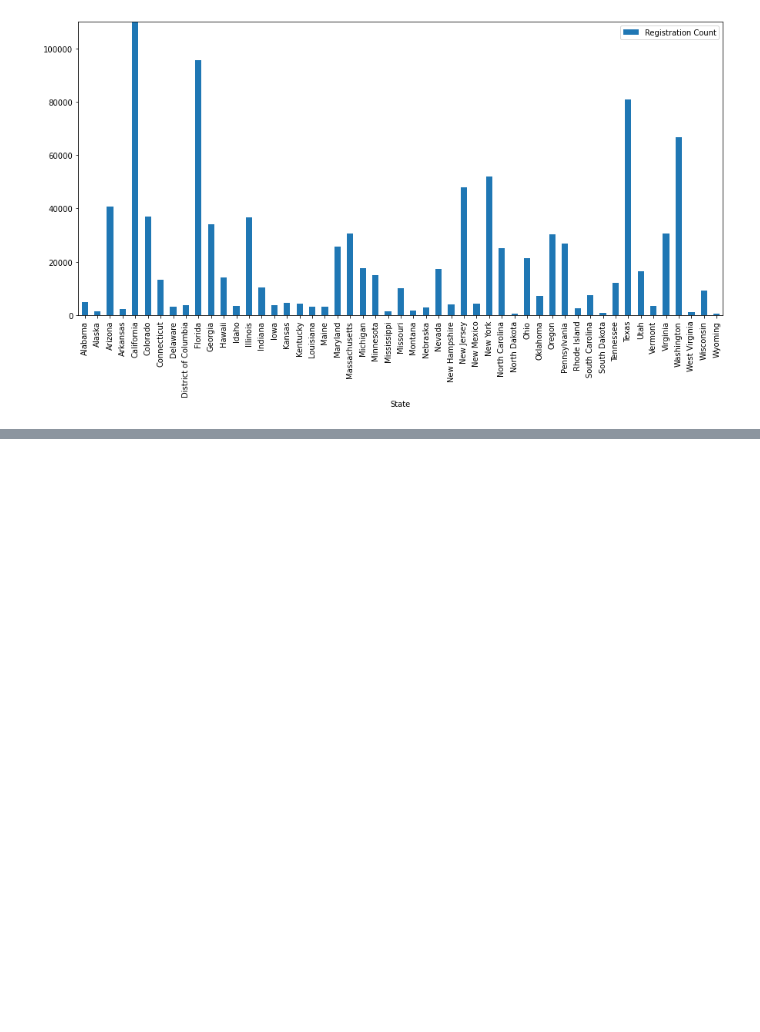
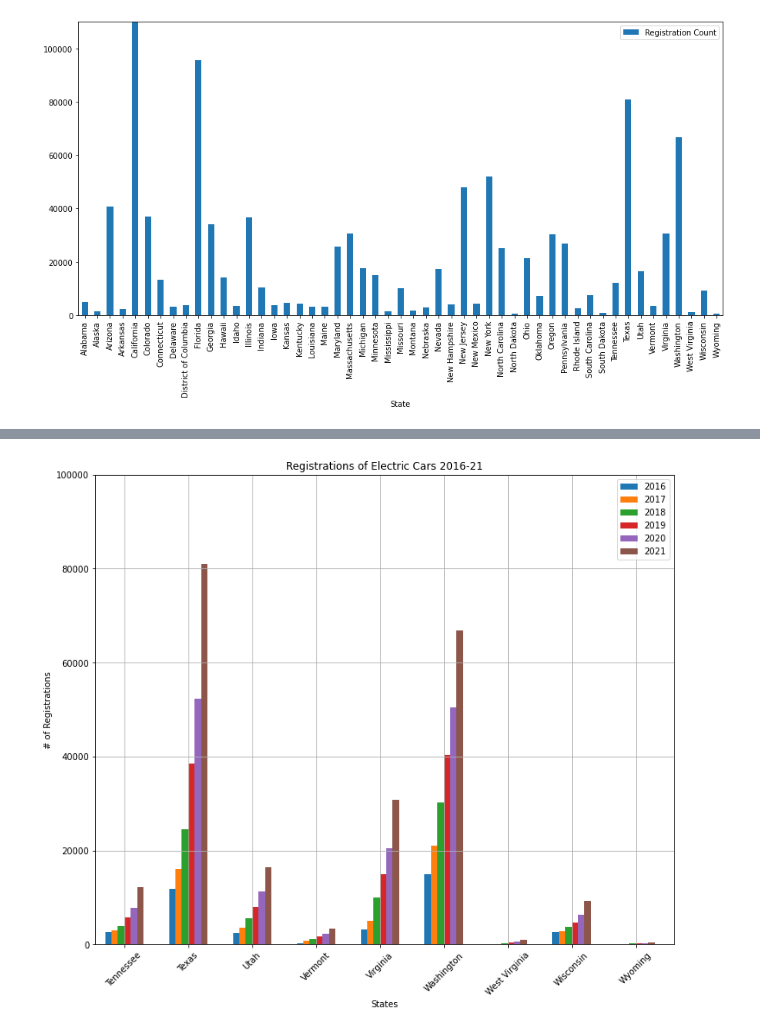
Before and after one commit to nhle95/Project1_group4, a Jupyter notebook: Electric_Car_Count.ipynb, the cells around one changed output, grey strips where cells are left out. Saved outputs shown, nothing was run; the diff lists cells and outputs as text; code cells hidden in the pictures; blank space fills up the shorter version.

Commit message:
Updated Electric Car COunt with more visuals

```diff
--- a/Electric_Car_Count.ipynb
+++ b/Electric_Car_Count.ipynb
@@ -13,0 +46,8 @@ plt.show()
+# %%
+vehicleReg21['Total']=vehicleReg21['Electric (EV)']+vehicleReg21['Plug-In Hybrid Electric (PHEV)']+vehicleReg21['Hybrid Electric (HEV)']
+vehicleReg20['Total']=vehicleReg20['Electric (EV)']+vehicleReg20['Plug-In Hybrid Electric (PHEV)']+vehicleReg20['Hybrid Electric (HEV)']
+vehicleReg19['Total']=vehicleReg19['Electric (EV)']+vehicleReg19['Plug-In Hybrid Electric (PHEV)']+vehicleReg19['Hybrid Electric (HEV)']
+vehicleReg18['Total']=vehicleReg18['Electric (EV)']+vehicleReg18['Plug-In Hybrid Electric (PHEV)']+vehicleReg18['Hybrid Electric (HEV)']
+vehicleReg17['Total']=vehicleReg17['Electric (EV)']+vehicleReg17['Plug-In Hybrid Electric (PHEV)']+vehicleReg17['Hybrid Electric (HEV)']
+vehicleReg16['Total']=vehicleReg16['Electric (EV)']+vehicleReg16['Plug-In Hybrid Electric (PHEV)']+vehicleReg16['Hybrid Electric (HEV)']
+vehicleReg16.head(3) #adds the three columns together
@@ -13,0 +81,37 @@ plt.show()
+# %%
+Index= vehicleReg16.index
+# %%
+EV2016=vehicleReg16['Electric (EV)'].tolist()
+EV2017=vehicleReg17['Electric (EV)'].tolist()
+EV2018=vehicleReg18['Electric (EV)'].tolist()
+EV2019=vehicleReg19['Electric (EV)'].tolist()
+EV2020=vehicleReg20['Electric (EV)'].tolist()
+EV2021=vehicleReg21['Electric (EV)'].tolist()
+# %%
+w=.1
+X_axis=np.arange(len(Index))
+X2_axis=[i+w for i in X_axis]
+X3_axis = [i+w for i in X2_axis]
+X4_axis = [i+w for i in X3_axis]
+X5_axis = [i+w for i in X4_axis]
+X6_axis = [i+w for i in X5_axis]
+plt.figure(figsize=(12,10))
+
+plt.bar(X_axis ,EV2016, w, label='2016')
+plt.bar(X2_axis,EV2017, w, label='2017')
+plt.bar(X3_axis,EV2018, w, label='2018')
+plt.bar(X4_axis,EV2019, w, label='2019')
+plt.bar(X5_axis,EV2020, w, label='2020')
+plt.bar(X6_axis,EV2021, w, label='2021')
+
+plt.xticks(X_axis+(5*w)/2, Index, rotation=45)
+plt.xlabel("States")
+plt.ylabel("# of Registrations")
+plt.title("Registrations of Electric Cars 2016-21")
+plt.legend()
+plt.ylim(0,100000)
+plt.xlim(41.8,50.85)
+plt.grid()
+plt.show()
+# %% [output]
+[figure, added]
```
Also changed, not shown: parts of 11 cells of this notebook.
